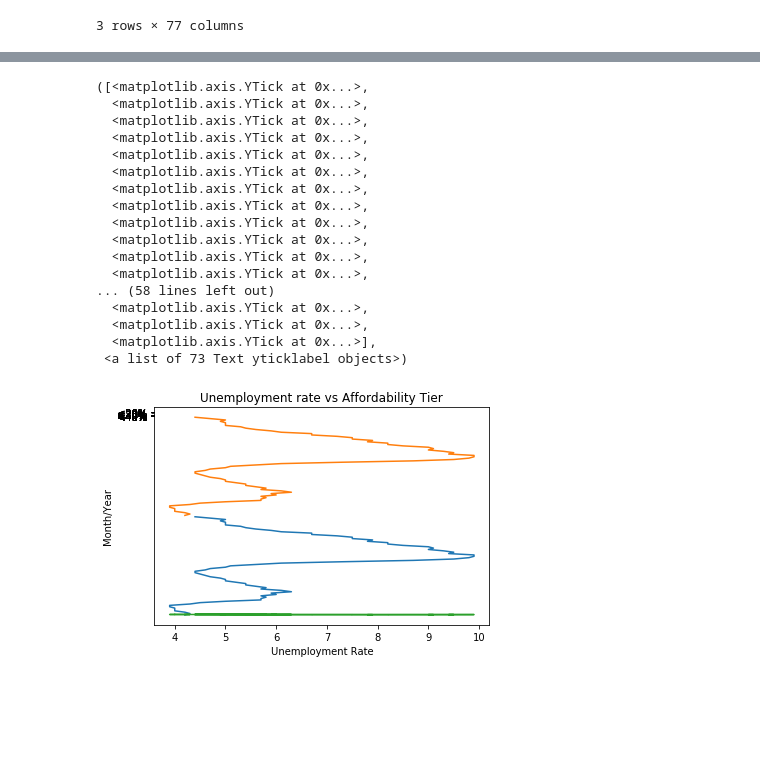
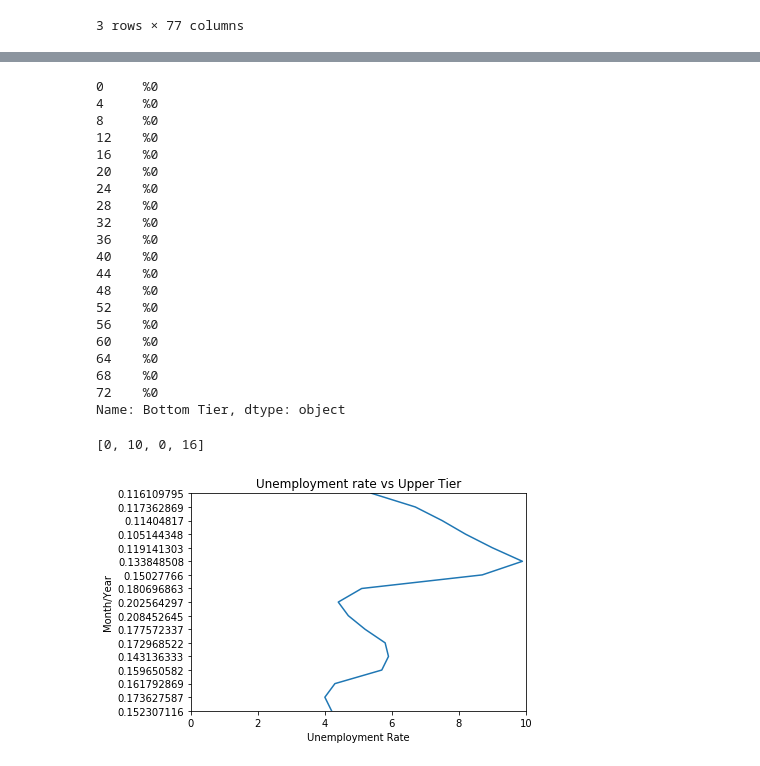
Before and after one commit to LoriHarris/Real_Estate_Affordability, a Jupyter notebook: Cleaning Labor, Income, and Education CSVs.ipynb, the cells around one changed output, grey strips where cells are left out. Cells and saved outputs as stored; diff of their text form; code cells hidden in the pictures; blank space fills up the shorter version.

```diff
--- a/Cleaning Labor, Income, and Education CSVs.ipynb
+++ b/Cleaning Labor, Income, and Education CSVs.ipynb
@@ -101,7 +101,11 @@ mort_df2["Unemployment"] = [4.2, 4.3, 4.2, 4. , 4. , 4. , 3.9, 3.9, 4.3, 4.5, 5.
        5.3, 5. , 5. , 5. , 4.9, 5. , 4.7, 4.4, 4.3, 4.2, 4.1, 4. , 4. ,
        3.7]
 mort_df3 = mort_df2.drop(mort_df2.index[-6:])
-mort_df3.head()
+#mort_df4 = mort_df3[mort_df3.tier != '6/']
+#mort_df3[mort_df3.tier != '3/']
+#mort_df3[mort_df3.tier != '9/']
+mort_df4 = mort_df3[::4]
+mort_df4
 # %% [output]
 |  | tier | Bottom Tier | Middle Tier | Upper Tier | Unemployment |
 | 0 | 6/30/1999 | 0.303984881 | 0.185878811 | 0.152307116 | 4.2 |
@@ -117,30 +138,38 @@ mort_df3.head()
+# %%
+
+bottom = mort_df4["Bottom Tier"].map("%{2:.1}".format)
+bottom
+# %% [output]
+0     %0
+4     %0
+8     %0
+12    %0
+16    %0
+20    %0
+24    %0
+28    %0
+32    %0
+36    %0
+40    %0
+44    %0
+48    %0
+52    %0
+56    %0
+60    %0
+64    %0
+68    %0
+72    %0
+Name: Bottom Tier, dtype: object
 # %%
-rate = mort_df3["Unemployment"]
-years = ["1999", "2000", "2001", "2002", "2003", "2004", "2005", "2006", "2007", "2008", "2009"]
-plt.plot(rate, mort_df3["Upper Tier"])
-plt.plot(rate, mort_df3["Middle Tier"])
-plt.plot(rate, mort_df3["Bottom Tier"])
-plt.title("Unemployment rate vs Affordability Tier")
+rate = mort_df4["Unemployment"]
+
+plt.plot(rate, mort_df4["Upper Tier"])
+#plt.plot(rate, mort_df4["Middle Tier"])
+#plt.plot(rate, mort_df4["Bottom Tier"])
+plt.title("Unemployment rate vs Upper Tier")
 plt.xlabel("Unemployment Rate")
 plt.ylabel("Month/Year")
-ti
-plt.yticks(ticks)
+plt.axis([0,10,0,16])
 # %% [output]
-([<matplotlib.axis.YTick at 0x...>,
-  <matplotlib.axis.YTick at 0x...>,
-  <matplotlib.axis.YTick at 0x...>,
-  <matplotlib.axis.YTick at 0x...>,
-  <matplotlib.axis.YTick at 0x...>,
-  <matplotlib.axis.YTick at 0x...>,
-  <matplotlib.axis.YTick at 0x...>,
-  <matplotlib.axis.YTick at 0x...>,
-  <matplotlib.axis.YTick at 0x...>,
-  <matplotlib.axis.YTick at 0x...>,
-  <matplotlib.axis.YTick at 0x...>,
-  <matplotlib.axis.YTick at 0x...>,
-... (58 lines left out)
-  <matplotlib.axis.YTick at 0x...>,
-  <matplotlib.axis.YTick at 0x...>,
-  <matplotlib.axis.YTick at 0x...>],
- <a list of 73 Text yticklabel objects>)
+[0, 10, 0, 16]
-[figure, old version]
+[figure, new version]
```
Also changed, not shown: parts of 5 cells of this notebook.
